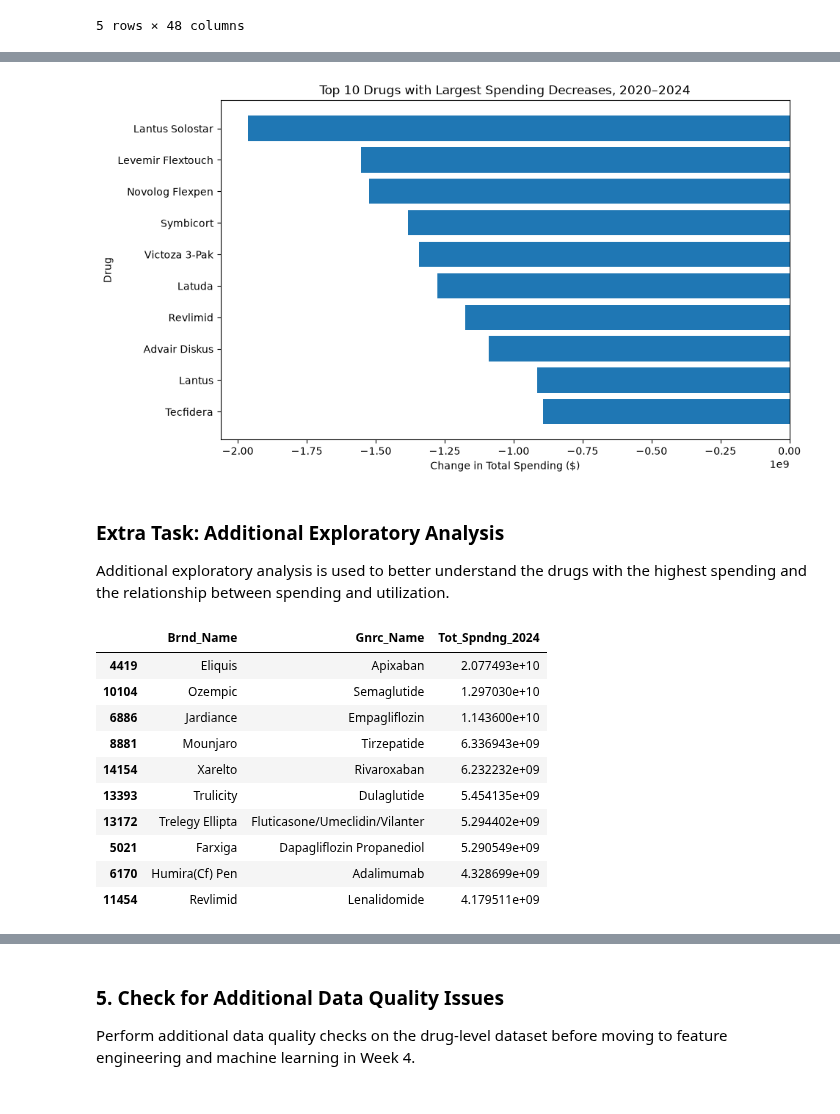
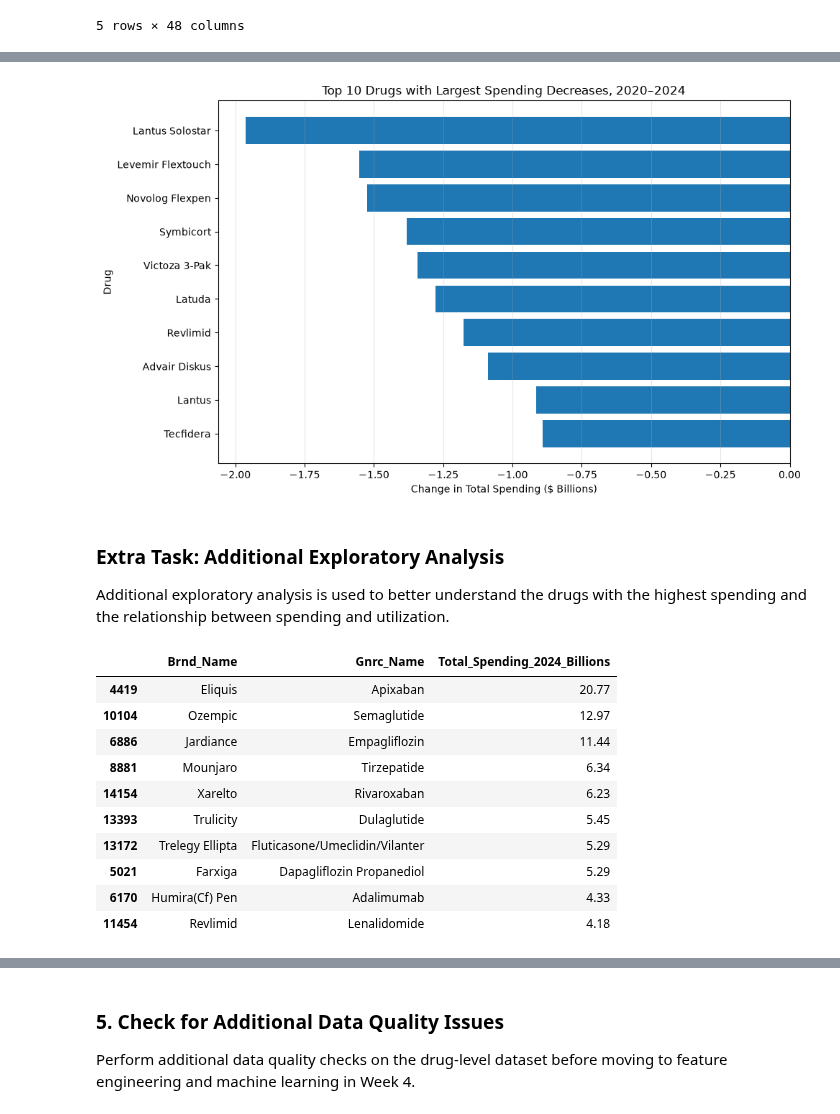
Before and after one commit to adrianakopf/DataScienceIU_INFO-I-492, a Jupyter notebook: MedicarePartD.ipynb, the cells around one changed output, grey strips where cells are left out. Cells and saved outputs as stored; diff of their text form; code cells hidden in the pictures.

```diff
--- a/MedicarePartD.ipynb
+++ b/MedicarePartD.ipynb
@@ -1068,7 +1099,33 @@ largest_decreases = (
         ascending=True
     )
     .head(10)
+    .copy()
 )
 
-largest_decreases
+# Convert spending values to billions
+largest_decreases["Spending_2020_Billions"] = (
+    largest_decreases["Tot_Spndng_2020"] / 1_000_000_000
+)
+
+largest_decreases["Spending_2024_Billions"] = (
+    largest_decreases["Tot_Spndng_2024"] / 1_000_000_000
+)
+
+largest_decreases["Spending_Decrease_Billions"] = (
+    largest_decreases["Spending_Change"] / 1_000_000_000
+)
+
+# Create cleaner display table
+largest_decreases_display = largest_decreases[
+    [
+        "Brnd_Name",
+        "Gnrc_Name",
+        "Spending_2020_Billions",
+        "Spending_2024_Billions",
+        "Spending_Decrease_Billions",
+        "Spending_Percent_Change"
+    ]
+]
+
+largest_decreases_display.round(2)
 # %% [output]
@@ -1086,22 +1143,26 @@ largest_decreases
 # %%
 # Plot the 10 largest spending decreases
 
 plt.figure(figsize=(10, 6))
 
 plt.barh(
     largest_decreases["Brnd_Name"],
-    largest_decreases["Spending_Change"]
+    largest_decreases["Spending_Decrease_Billions"]
 )
 
 plt.title("Top 10 Drugs with Largest Spending Decreases, 2020–2024")
-plt.xlabel("Change in Total Spending ($)")
+plt.xlabel("Change in Total Spending ($ Billions)")
 plt.ylabel("Drug")
 
+# Largest decrease at the top
 plt.gca().invert_yaxis()
 
+plt.grid(axis="x", alpha=0.3)
+
+plt.tight_layout()
 plt.show()
 # %% [output]
-[figure, old version]
+[figure, new version]
 # %% [markdown]
 ### Extra Task: Additional Exploratory Analysis
 
@@ -1117,26 +1178,42 @@ top_10_2024 = (
             "Tot_Spndng_2024"
         ]
     ]
+    .dropna()
     .sort_values(
         "Tot_Spndng_2024",
         ascending=False
     )
     .head(10)
+    .copy()
 )
 
-top_10_2024
+# Convert total spending to billions
+top_10_2024["Total_Spending_2024_Billions"] = (
+    top_10_2024["Tot_Spndng_2024"] / 1_000_000_000
+)
+
+# Create cleaner display table
+top_10_2024_display = top_10_2024[
+    [
+        "Brnd_Name",
+        "Gnrc_Name",
+        "Total_Spending_2024_Billions"
+    ]
+]
+
+top_10_2024_display.round(2)
 # %% [output]
-|  | Brnd_Name | Gnrc_Name | Tot_Spndng_2024 |
-| 4419 | Eliquis | Apixaban | 2.077493e+10 |
-| 10104 | Ozempic | Semaglutide | 1.297030e+10 |
-| 6886 | Jardiance | Empagliflozin | 1.143600e+10 |
-| 8881 | Mounjaro | Tirzepatide | 6.336943e+09 |
-| 14154 | Xarelto | Rivaroxaban | 6.232232e+09 |
-| 13393 | Trulicity | Dulaglutide | 5.454135e+09 |
-| 13172 | Trelegy Ellipta | Fluticasone/Umeclidin/Vilanter | 5.294402e+09 |
-| 5021 | Farxiga | Dapagliflozin Propanediol | 5.290549e+09 |
-| 6170 | Humira(Cf) Pen | Adalimumab | 4.328699e+09 |
-| 11454 | Revlimid | Lenalidomide | 4.179511e+09 |
+|  | Brnd_Name | Gnrc_Name | Total_Spending_2024_Billions |
+| 4419 | Eliquis | Apixaban | 20.77 |
+| 10104 | Ozempic | Semaglutide | 12.97 |
+| 6886 | Jardiance | Empagliflozin | 11.44 |
+| 8881 | Mounjaro | Tirzepatide | 6.34 |
+| 14154 | Xarelto | Rivaroxaban | 6.23 |
+| 13393 | Trulicity | Dulaglutide | 5.45 |
+| 13172 | Trelegy Ellipta | Fluticasone/Umeclidin/Vilanter | 5.29 |
+| 5021 | Farxiga | Dapagliflozin Propanediol | 5.29 |
+| 6170 | Humira(Cf) Pen | Adalimumab | 4.33 |
+| 11454 | Revlimid | Lenalidomide | 4.18 |
 # %%
 # Plot top 10 drugs by 2024 spending
 
```
Also changed, not shown: parts of 26 cells of this notebook.
